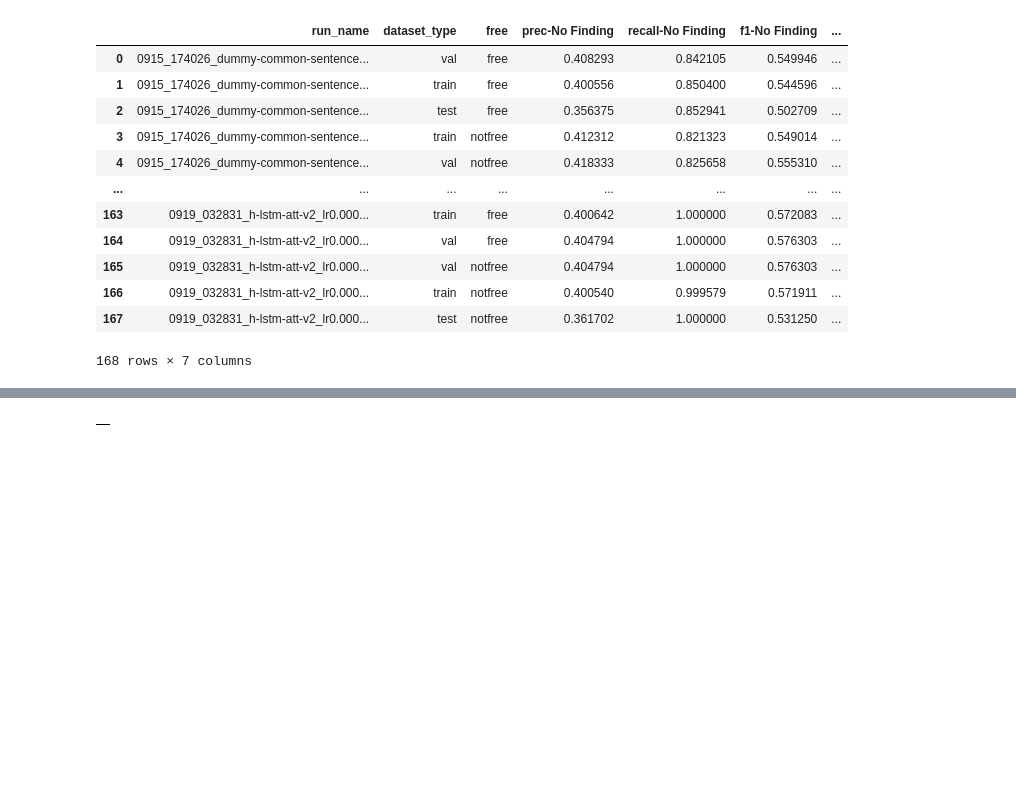
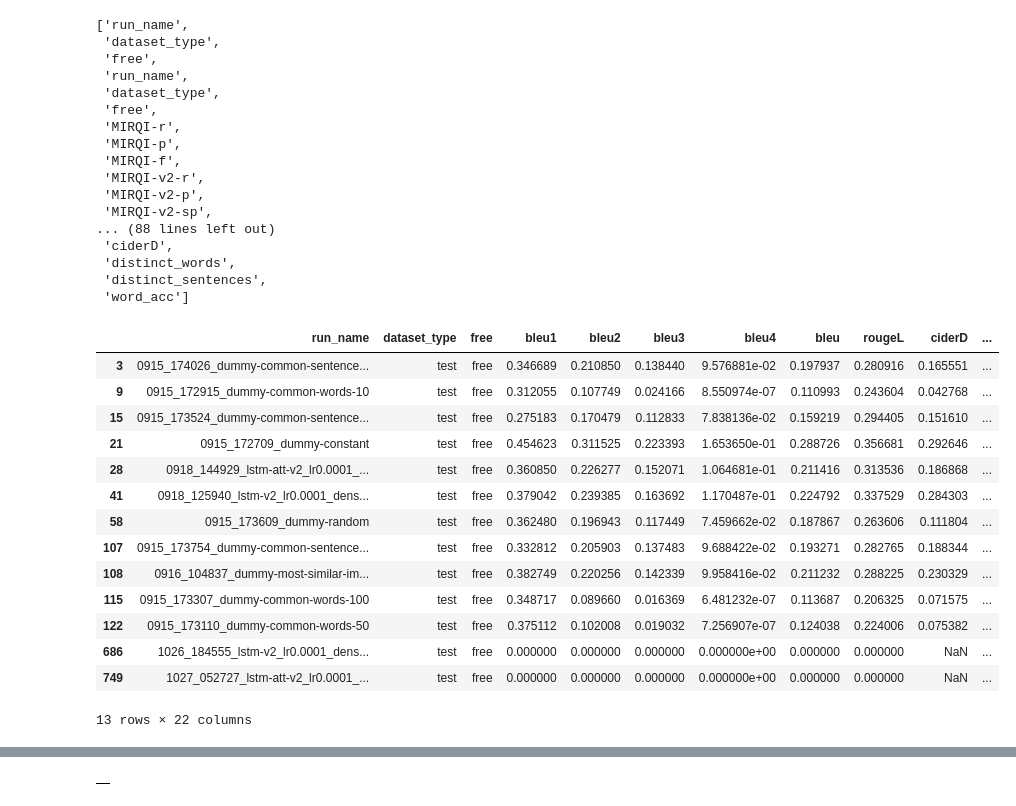
Before and after one commit to pdpino/medical-ai, a Jupyter notebook: medai/notebooks/results.ipynb, the cells around one changed output, grey strips where cells are left out. Drawn from its saved outputs; the diff is of its cells as text; code cells hidden in the pictures; blank space fills up the shorter version.

```diff
--- a/medai/notebooks/results.ipynb
+++ b/medai/notebooks/results.ipynb
@@ -140,24 +186,29 @@ metrics = [
     for col in RESULTS_DF.columns
     # if col.startswith('recall')
     # if col == 'recall-No Finding'
-    if 'No Finding' in col
+    # if 'No Finding' in col
 ]
 cols = KEY_COLS + metrics
-RESULTS_DF[cols].sort_index()
+cols
+# RESULTS_DF[cols].sort_index()
 # %% [output]
-|  | run_name | dataset_type | free | prec-No Finding | recall-No Finding | f1-No Finding | ... |
-| 0 | 0915_174026_dummy-common-sentence... | val | free | 0.408293 | 0.842105 | 0.549946 | ... |
-| 1 | 0915_174026_dummy-common-sentence... | train | free | 0.400556 | 0.850400 | 0.544596 | ... |
-| 2 | 0915_174026_dummy-common-sentence... | test | free | 0.356375 | 0.852941 | 0.502709 | ... |
-| 3 | 0915_174026_dummy-common-sentence... | train | notfree | 0.412312 | 0.821323 | 0.549014 | ... |
-| 4 | 0915_174026_dummy-common-sentence... | val | notfree | 0.418333 | 0.825658 | 0.555310 | ... |
-| ... | ... | ... | ... | ... | ... | ... | ... |
-| 163 | 0919_032831_h-lstm-att-v2_lr0.000... | train | free | 0.400642 | 1.000000 | 0.572083 | ... |
-| 164 | 0919_032831_h-lstm-att-v2_lr0.000... | val | free | 0.404794 | 1.000000 | 0.576303 | ... |
-| 165 | 0919_032831_h-lstm-att-v2_lr0.000... | val | notfree | 0.404794 | 1.000000 | 0.576303 | ... |
-| 166 | 0919_032831_h-lstm-att-v2_lr0.000... | train | notfree | 0.400540 | 0.999579 | 0.571911 | ... |
-| 167 | 0919_032831_h-lstm-att-v2_lr0.000... | test | notfree | 0.361702 | 1.000000 | 0.531250 | ... |
-168 rows × 7 columns
+['run_name',
+ 'dataset_type',
+ 'free',
+ 'run_name',
+ 'dataset_type',
+ 'free',
+ 'MIRQI-r',
+ 'MIRQI-p',
+ 'MIRQI-f',
+ 'MIRQI-v2-r',
+ 'MIRQI-v2-p',
+ 'MIRQI-v2-sp',
+... (88 lines left out)
+ 'ciderD',
+ 'distinct_words',
+ 'distinct_sentences',
+ 'word_acc']
 # %%
 replace_strs = [
     (r'^\d{4}_\d{6}_', ''),
@@ -177,9 +228,31 @@ def rename_runs(run_name):
     for target, replace_with in replace_strs:
         s = re.sub(target, replace_with, s)
     return s
+# %%
+columns = ['bleu', 'rougeL', 'ciderD'] + CHEXPERT_METRICS + MIRQI_METRICS
 # %%
 df = filter_results(dataset_type='test',
                     free=True,
+                    metrics=columns,
                     contains='(?=_lstm-att-v2.*densenet|_lstm-v2.*densenet|dummy)',
                     drop='0915_173951|0915_174222|0916_104739',
+                    drop_na_rows=True,
                    )
+# %%
+df
+# %% [output]
+|  | run_name | dataset_type | free | bleu1 | bleu2 | bleu3 | bleu4 | bleu | rougeL | ciderD | ... |
+| 3 | 0915_174026_dummy-common-sentence... | test | free | 0.346689 | 0.210850 | 0.138440 | 9.576881e-02 | 0.197937 | 0.280916 | 0.165551 | ... |
+| 9 | 0915_172915_dummy-common-words-10 | test | free | 0.312055 | 0.107749 | 0.024166 | 8.550974e-07 | 0.110993 | 0.243604 | 0.042768 | ... |
+| 15 | 0915_173524_dummy-common-sentence... | test | free | 0.275183 | 0.170479 | 0.112833 | 7.838136e-02 | 0.159219 | 0.294405 | 0.151610 | ... |
+| 21 | 0915_172709_dummy-constant | test | free | 0.454623 | 0.311525 | 0.223393 | 1.653650e-01 | 0.288726 | 0.356681 | 0.292646 | ... |
+| 28 | 0918_144929_lstm-att-v2_lr0.0001_... | test | free | 0.360850 | 0.226277 | 0.152071 | 1.064681e-01 | 0.211416 | 0.313536 | 0.186868 | ... |
+| 41 | 0918_125940_lstm-v2_lr0.0001_dens... | test | free | 0.379042 | 0.239385 | 0.163692 | 1.170487e-01 | 0.224792 | 0.337529 | 0.284303 | ... |
+| 58 | 0915_173609_dummy-random | test | free | 0.362480 | 0.196943 | 0.117449 | 7.459662e-02 | 0.187867 | 0.263606 | 0.111804 | ... |
+| 107 | 0915_173754_dummy-common-sentence... | test | free | 0.332812 | 0.205903 | 0.137483 | 9.688422e-02 | 0.193271 | 0.282765 | 0.188344 | ... |
+| 108 | 0916_104837_dummy-most-similar-im... | test | free | 0.382749 | 0.220256 | 0.142339 | 9.958416e-02 | 0.211232 | 0.288225 | 0.230329 | ... |
+| 115 | 0915_173307_dummy-common-words-100 | test | free | 0.348717 | 0.089660 | 0.016369 | 6.481232e-07 | 0.113687 | 0.206325 | 0.071575 | ... |
+| 122 | 0915_173110_dummy-common-words-50 | test | free | 0.375112 | 0.102008 | 0.019032 | 7.256907e-07 | 0.124038 | 0.224006 | 0.075382 | ... |
+| 686 | 1026_184555_lstm-v2_lr0.0001_dens... | test | free | 0.000000 | 0.000000 | 0.000000 | 0.000000e+00 | 0.000000 | 0.000000 | NaN | ... |
+| 749 | 1027_052727_lstm-att-v2_lr0.0001_... | test | free | 0.000000 | 0.000000 | 0.000000 | 0.000000e+00 | 0.000000 | 0.000000 | NaN | ... |
+13 rows × 22 columns
```
Also changed, not shown: parts of 24 cells of this notebook.
